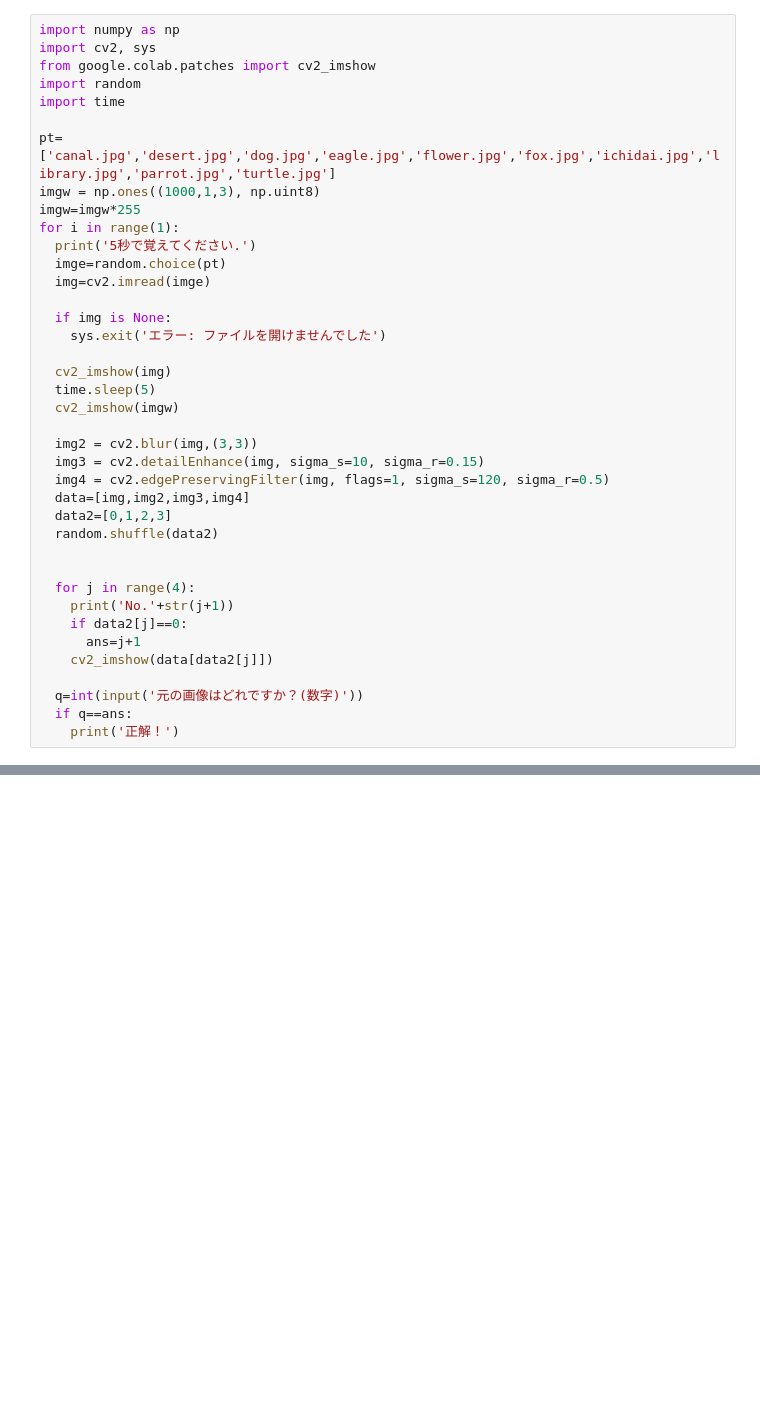
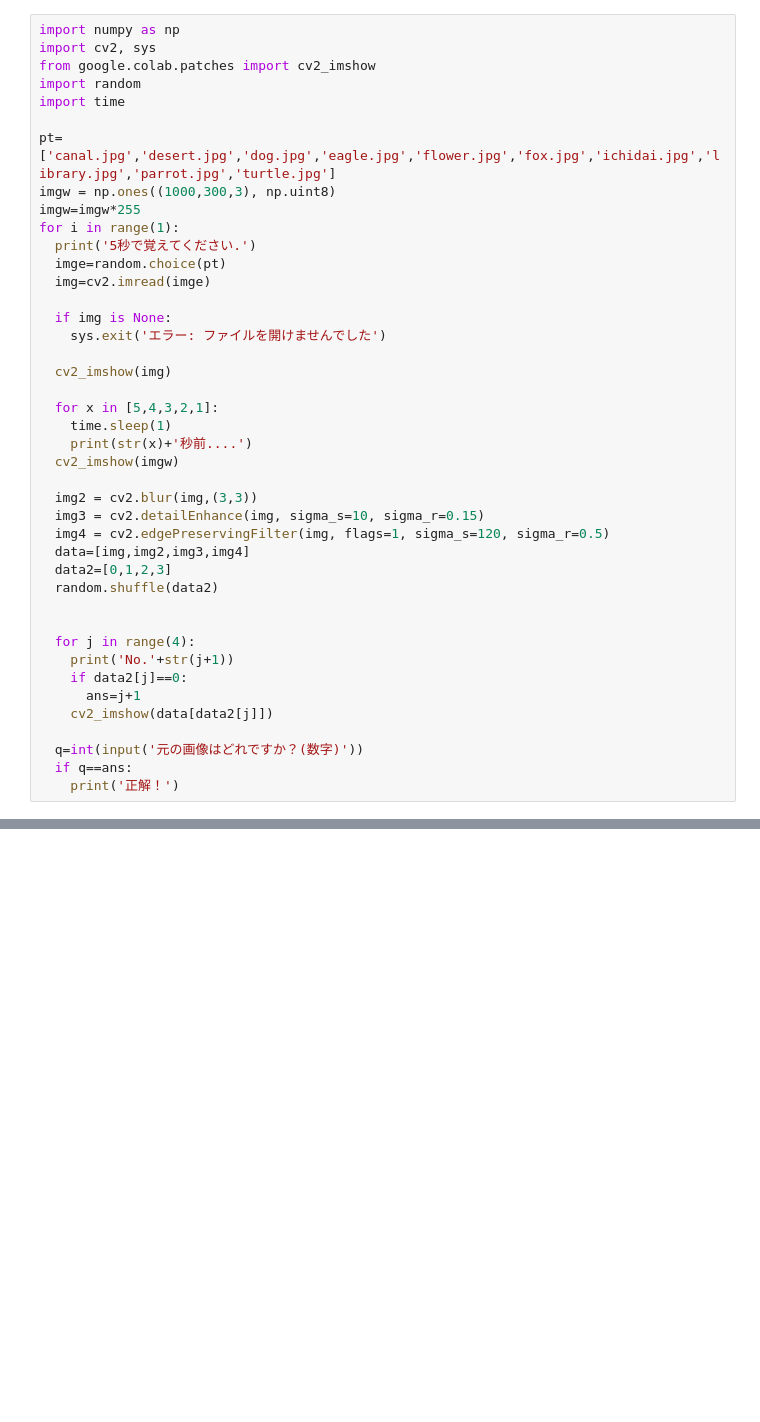
Before and after one commit to tairaexd/Prog2kakushin, a Jupyter notebook: work3.ipynb, the cells around one changed output, grey strips where cells are left out. Cells and saved outputs as stored; diff of their text form; blank space fills up the shorter version.

```diff
--- a/work3.ipynb
+++ b/work3.ipynb
@@ -29,7 +29,7 @@ import random
 import time
 
 pt=['canal.jpg','desert.jpg','dog.jpg','eagle.jpg','flower.jpg','fox.jpg','ichidai.jpg','library.jpg','parrot.jpg','turtle.jpg']
-imgw = np.ones((1000,1,3), np.uint8)
+imgw = np.ones((1000,300,3), np.uint8)
 imgw=imgw*255
 for i in range(1):
   print('5秒で覚えてください.')
@@ -40,7 +40,10 @@ for i in range(1):
     sys.exit('エラー: ファイルを開けませんでした')
 
   cv2_imshow(img)
-  time.sleep(5)
+
+  for x in [5,4,3,2,1]:
+    time.sleep(1)
+    print(str(x)+'秒前....')
   cv2_imshow(imgw)
 
   img2 = cv2.blur(img,(3,3))
@@ -66 +74 @@ for i in range(1):
-[figure, old version]
+[figure, new version]
```
Also changed, not shown: parts of 2 cells of this notebook.
